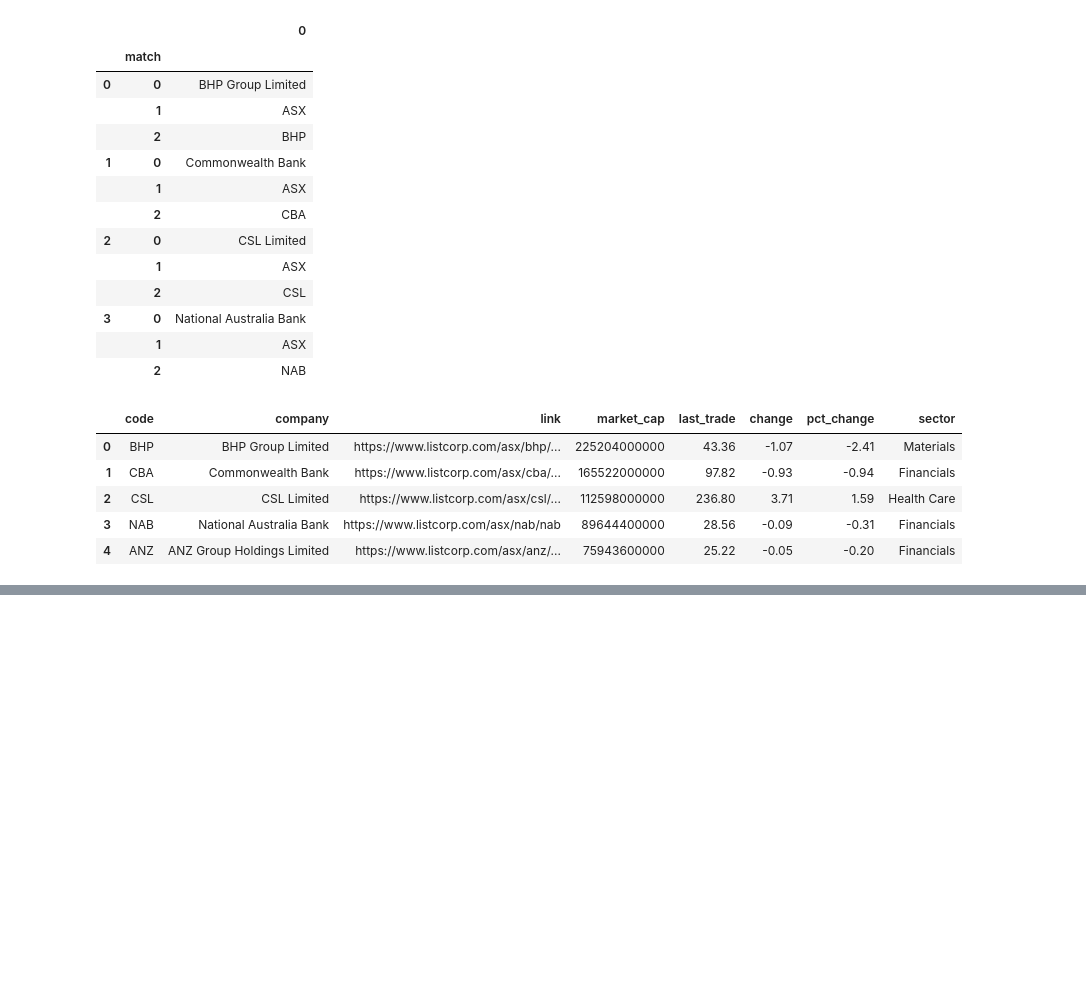
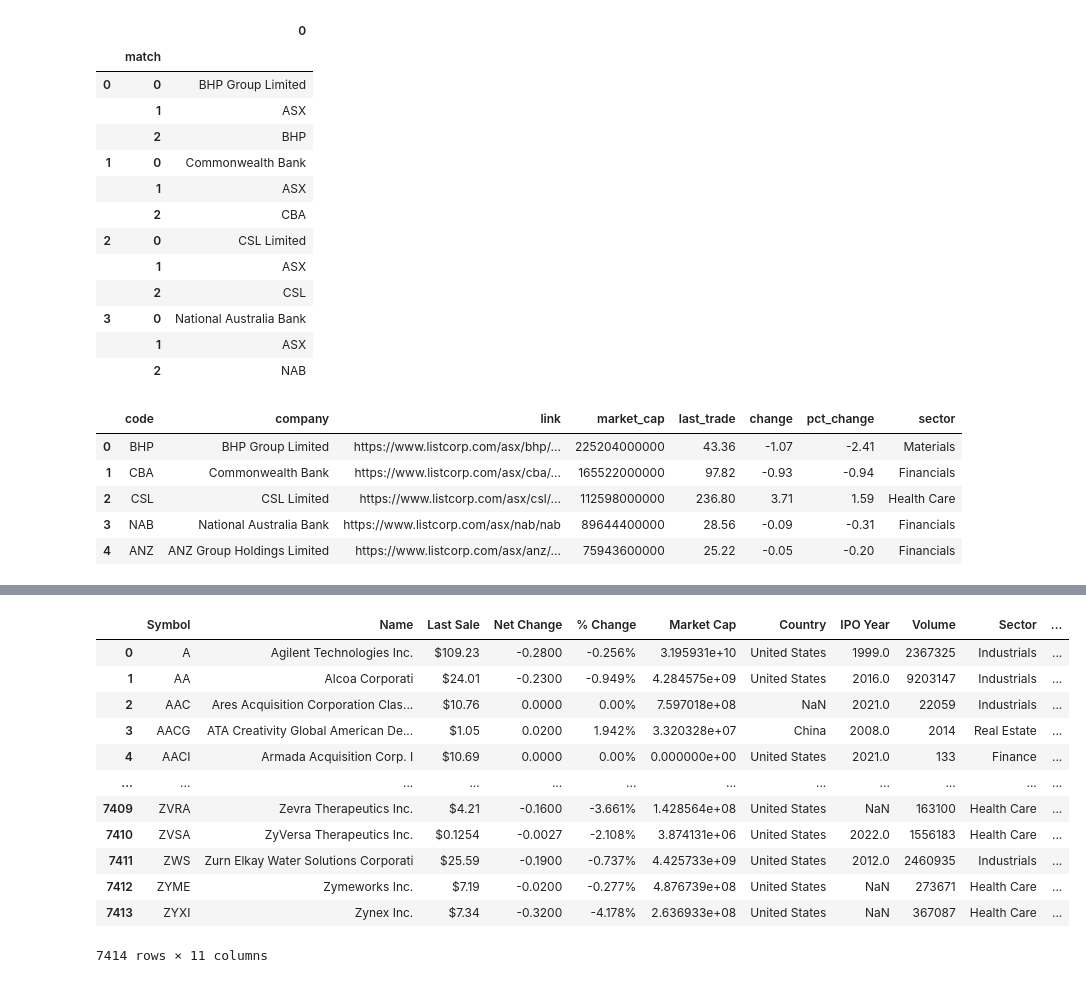
Before and after one commit to alyssahondrade/nasdaq-asx, a Jupyter notebook: analysis.ipynb, the cells around one changed output, grey strips where cells are left out. Drawn from its saved outputs; the diff is of its cells as text; code cells hidden in the pictures; blank space fills up the shorter version.

Commit message:
starting to clean nasdaq company column

```diff
--- a/analysis.ipynb
+++ b/analysis.ipynb
@@ -124,0 +142,14 @@ asx_df.head()
+# %%
+nasdaq_df = nasdaq_df.rename(columns={
+    'Symbol': 'code',
+    'Name': 'company',
+    'Last Sale': 'last_sale',
+    'Net Change': 'net_change',
+    '% Change': 'pct_change',
+    'Market Cap': 'market_cap',
+    'Country': 'country',
+    'IPO Year': 'ipo_year',
+    'Volume': 'volume',
+    'Sector': 'sector',
+    'Industry': 'industry'})
+nasdaq_df.head()
@@ -124,0 +250,2 @@ asx_df.head()
+# %%
+nasdaq = set(list(nasdaq_df['Name'].head()))
@@ -124,0 +258,10 @@ asx_df.head()
+# %%
+for idx, nasdaq in enumerate(nasdaq_df['Name']):
+    if "Common Stock" in nasdaq:
+        print(nasdaq_df.loc[idx, 'Name'])
+        nasdaq.strip(" Common Stock")
+        print(nasdaq.strip(" Common Stock"))
+        nasdaq_df.loc[idx, 'Name'] = nasdaq.strip(" Common Stock")
+    # for asx in asx_df['company']:
+        # if asx in nasdaq:
+            # print(nasdaq, asx)
@@ -124,0 +286,16 @@ asx_df.head()
+# %%
+nasdaq_df
+# %% [output]
+|  | Symbol | Name | Last Sale | Net Change | % Change | Market Cap | Country | IPO Year | Volume | Sector | ... |
+| 0 | A | Agilent Technologies Inc. | $109.23 | -0.2800 | -0.256% | 3.195931e+10 | United States | 1999.0 | 2367325 | Industrials | ... |
+| 1 | AA | Alcoa Corporati | $24.01 | -0.2300 | -0.949% | 4.284575e+09 | United States | 2016.0 | 9203147 | Industrials | ... |
+| 2 | AAC | Ares Acquisition Corporation Clas... | $10.76 | 0.0000 | 0.00% | 7.597018e+08 | NaN | 2021.0 | 22059 | Industrials | ... |
+| 3 | AACG | ATA Creativity Global American De... | $1.05 | 0.0200 | 1.942% | 3.320328e+07 | China | 2008.0 | 2014 | Real Estate | ... |
+| 4 | AACI | Armada Acquisition Corp. I | $10.69 | 0.0000 | 0.00% | 0.000000e+00 | United States | 2021.0 | 133 | Finance | ... |
+| ... | ... | ... | ... | ... | ... | ... | ... | ... | ... | ... | ... |
+| 7409 | ZVRA | Zevra Therapeutics Inc. | $4.21 | -0.1600 | -3.661% | 1.428564e+08 | United States | NaN | 163100 | Health Care | ... |
+| 7410 | ZVSA | ZyVersa Therapeutics Inc. | $0.1254 | -0.0027 | -2.108% | 3.874131e+06 | United States | 2022.0 | 1556183 | Health Care | ... |
+| 7411 | ZWS | Zurn Elkay Water Solutions Corporati | $25.59 | -0.1900 | -0.737% | 4.425733e+09 | United States | 2012.0 | 2460935 | Industrials | ... |
+| 7412 | ZYME | Zymeworks Inc. | $7.19 | -0.0200 | -0.277% | 4.876739e+08 | United States | NaN | 273671 | Health Care | ... |
+| 7413 | ZYXI | Zynex Inc. | $7.34 | -0.3200 | -4.178% | 2.636933e+08 | United States | NaN | 367087 | Health Care | ... |
+7414 rows × 11 columns
```
Also changed, not shown: parts of 17 cells of this notebook, 1 other file.
